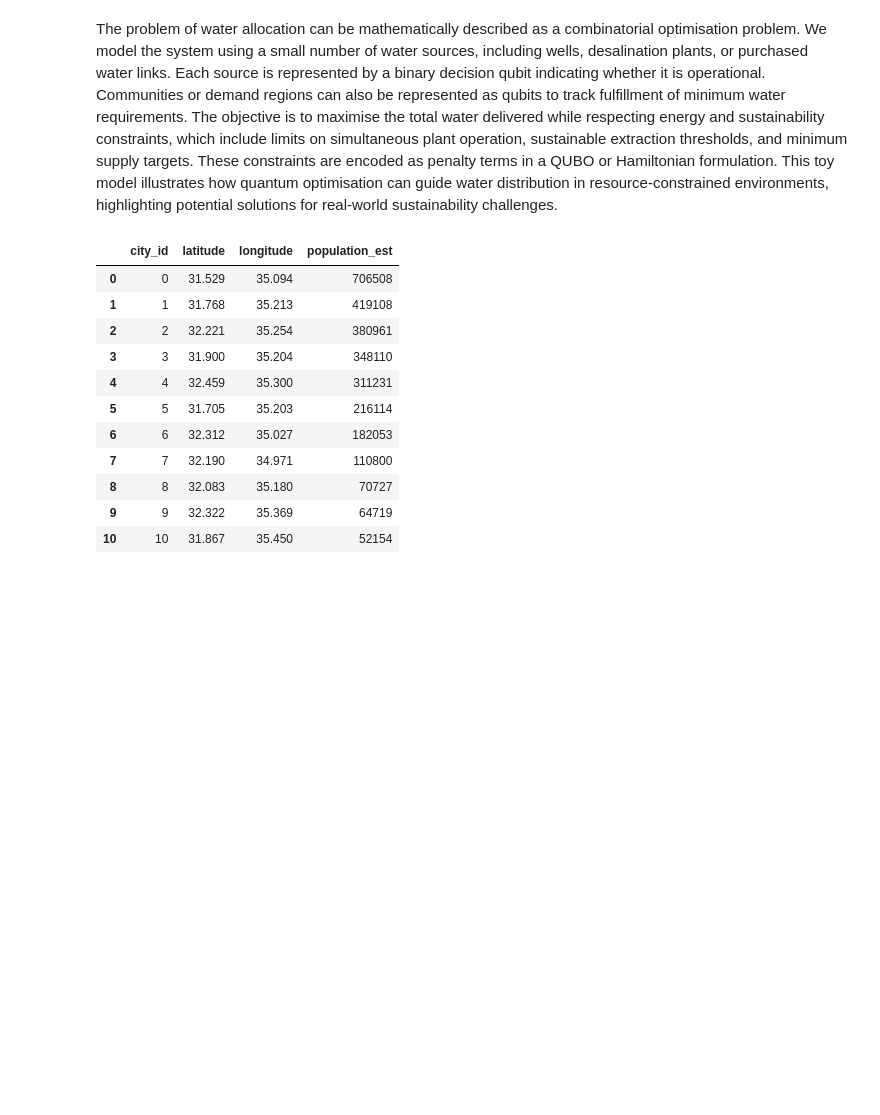
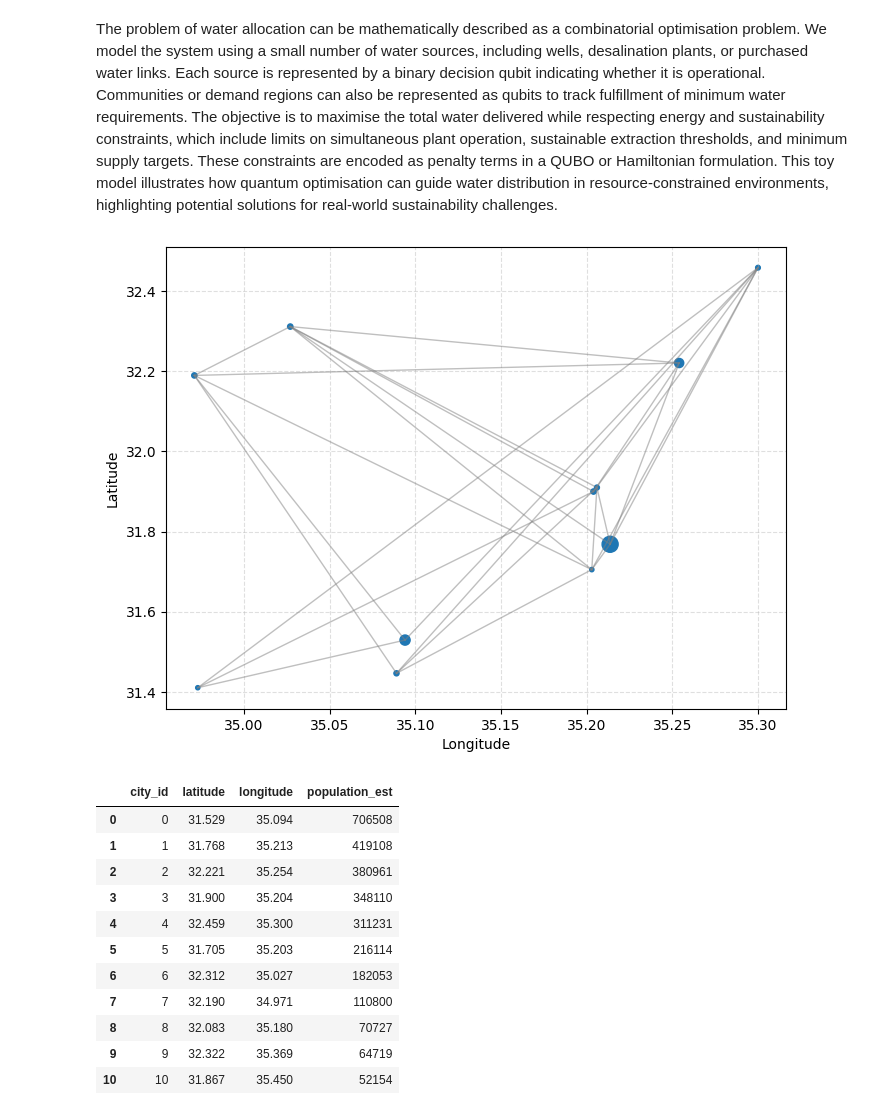
Before and after one commit to mlopezig59/QIF_OptimizationProblem, a Jupyter notebook: mar.ipynb, the cells around one changed output. Drawn from its saved outputs; the diff is of its cells as text; code cells hidden in the pictures; blank space fills up the shorter version.

Commit message:
graph_function

```diff
--- a/mar.ipynb
+++ b/mar.ipynb
@@ -37,27 +37,32 @@ def graph(n=None):
 
     return nodes, edges_df
 # %%
-plt.figure(figsize=(8, 6))
+def plot_graph(nodes, edges):
 
-coords = nodes.set_index("city_id")[["longitude", "latitude"]]
+    plt.figure(figsize=(8, 6))
 
-for _, edge in edges.iterrows():
-    x1, y1 = coords.loc[edge["from_city"]]
-    x2, y2 = coords.loc[edge["to_city"]]
-    plt.plot([x1, x2], [y1, y2], color="gray", alpha=0.5, linewidth=1)
+    coords = nodes.set_index("city_id")[["longitude", "latitude"]]
+    for _, edge in edges.iterrows():
+        x1, y1 = coords.loc[edge["from_city"]]
+        x2, y2 = coords.loc[edge["to_city"]]
+        plt.plot([x1, x2], [y1, y2], color="gray", alpha=0.5, linewidth=1)
 
-plt.scatter(
-    nodes["longitude"],
-    nodes["latitude"],
-    s=nodes["population_est"] / 3000,
-    color="tab:blue"
-)
+    plt.scatter(
+        nodes["longitude"],
+        nodes["latitude"],
+        s=nodes["population_est"] / 3000,
+        color="tab:blue"
+    )
 
-plt.xlabel("Longitude")
-plt.ylabel("Latitude")
-plt.title("Grafo de ciutats: longitud vs latitud amb edges")
-plt.grid(True, linestyle="--", alpha=0.4)
-plt.show()
+    plt.xlabel("Longitude")
+    plt.ylabel("Latitude")
+    plt.grid(True, linestyle="--", alpha=0.4)
+    plt.show()
+# %%
+nodes, edges = graph(11)
+plot_graph(nodes, edges)
+# %% [output]
+[figure, added]
 # %%
 df = pd.read_csv(
     "main_cities.csv",
```
